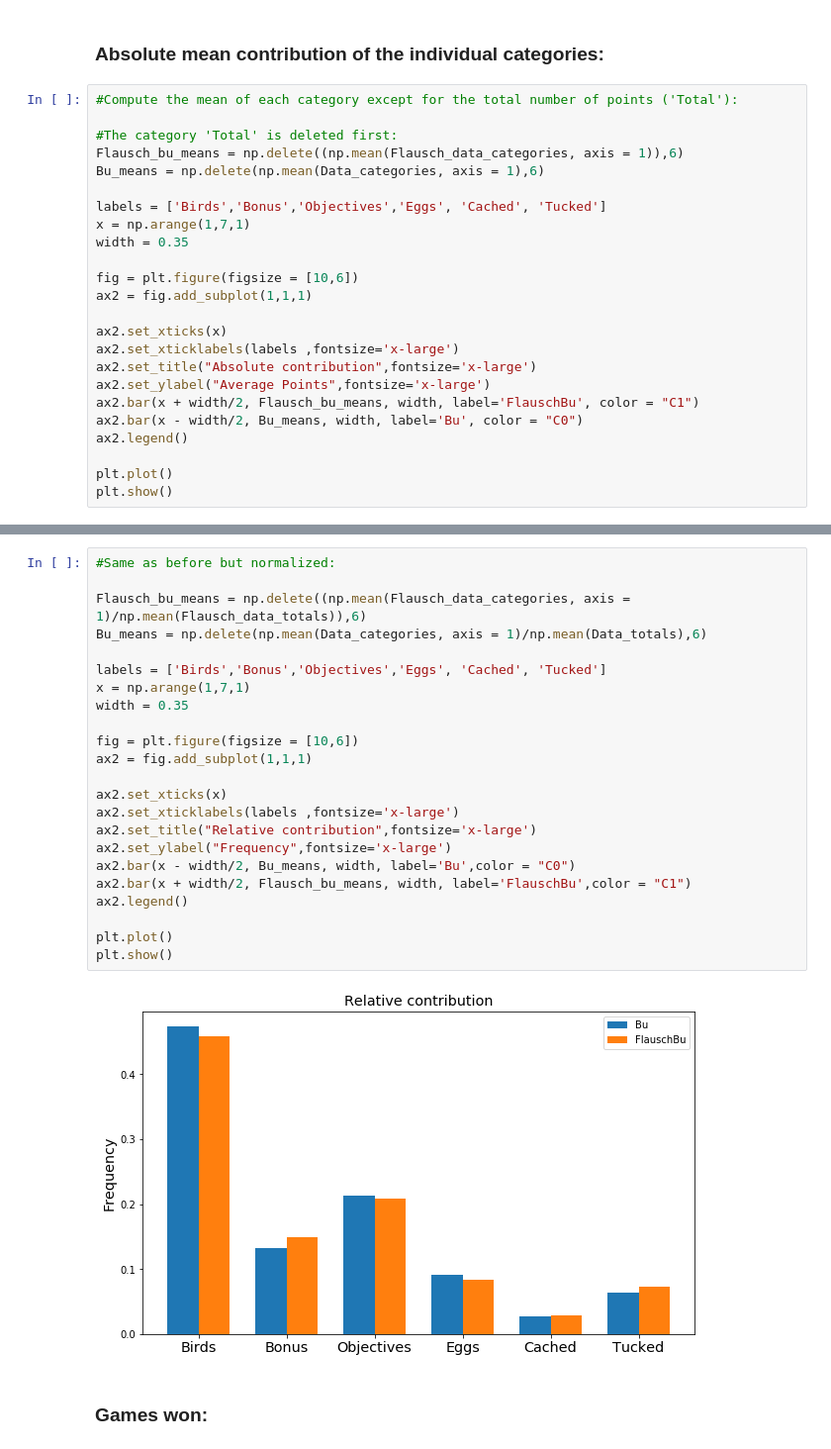
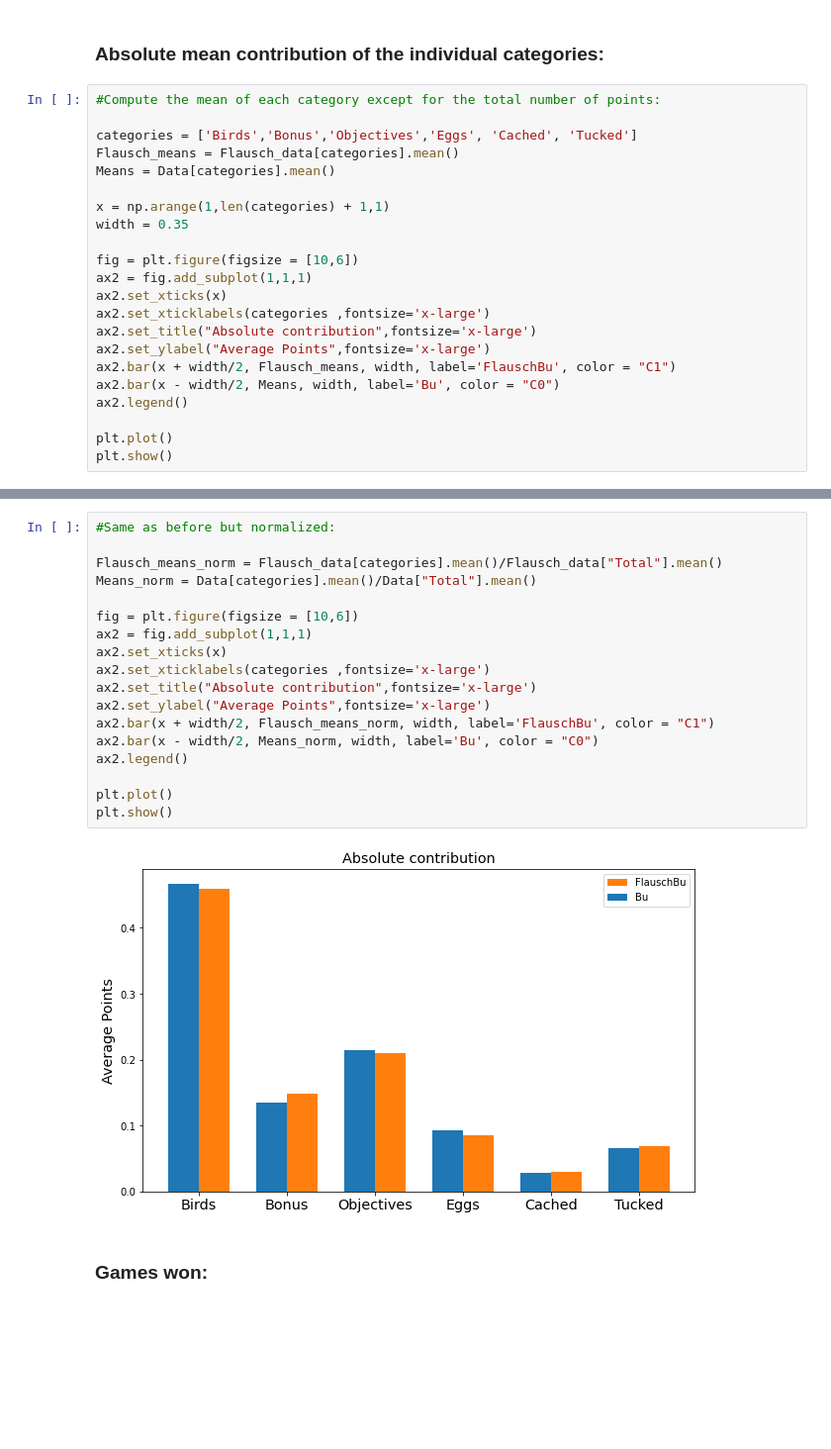
Before and after one commit to NadjaLessing/interactive-wingspan-analysis, a Jupyter notebook: BirdBuAnalysis.ipynb, the cells around one changed output, grey strips where cells are left out. Shown: that part at 99% size. Cells and saved outputs as stored; diff of their text form; blank space fills up the shorter version.

```diff
--- a/BirdBuAnalysis.ipynb
+++ b/BirdBuAnalysis.ipynb
@@ -189,25 +179,23 @@ Mean for Bu: 78.5068493150685 +/- 10.259807586744504
 # %% [markdown]
 ### Absolute mean contribution of the individual categories:
 # %%
-#Compute the mean of each category except for the total number of points ('Total'):
+#Compute the mean of each category except for the total number of points:
 
-#The category 'Total' is deleted first:
-Flausch_bu_means = np.delete((np.mean(Flausch_data_categories, axis = 1)),6)
-Bu_means = np.delete(np.mean(Data_categories, axis = 1),6)
+categories = ['Birds','Bonus','Objectives','Eggs', 'Cached', 'Tucked']
+Flausch_means = Flausch_data[categories].mean()
+Means = Data[categories].mean()
 
-labels = ['Birds','Bonus','Objectives','Eggs', 'Cached', 'Tucked']
-x = np.arange(1,7,1)
+x = np.arange(1,len(categories) + 1,1)
 width = 0.35
 
 fig = plt.figure(figsize = [10,6])
 ax2 = fig.add_subplot(1,1,1)
-
 ax2.set_xticks(x)
-ax2.set_xticklabels(labels ,fontsize='x-large')
+ax2.set_xticklabels(categories ,fontsize='x-large')
 ax2.set_title("Absolute contribution",fontsize='x-large')
 ax2.set_ylabel("Average Points",fontsize='x-large')
-ax2.bar(x + width/2, Flausch_bu_means, width, label='FlauschBu', color = "C1")
-ax2.bar(x - width/2, Bu_means, width, label='Bu', color = "C0")
+ax2.bar(x + width/2, Flausch_means, width, label='FlauschBu', color = "C1")
+ax2.bar(x - width/2, Means, width, label='Bu', color = "C0")
 ax2.legend()
 
 plt.plot()
@@ -220,28 +208,23 @@ plt.show()
 # %%
 #Same as before but normalized:
 
-Flausch_bu_means = np.delete((np.mean(Flausch_data_categories, axis = 1)/np.mean(Flausch_data_totals)),6)
-Bu_means = np.delete(np.mean(Data_categories, axis = 1)/np.mean(Data_totals),6)
-
-labels = ['Birds','Bonus','Objectives','Eggs', 'Cached', 'Tucked']
-x = np.arange(1,7,1)
-width = 0.35
+Flausch_means_norm = Flausch_data[categories].mean()/Flausch_data["Total"].mean()
+Means_norm = Data[categories].mean()/Data["Total"].mean()
 
 fig = plt.figure(figsize = [10,6])
 ax2 = fig.add_subplot(1,1,1)
-
 ax2.set_xticks(x)
-ax2.set_xticklabels(labels ,fontsize='x-large')
-ax2.set_title("Relative contribution",fontsize='x-large')
-ax2.set_ylabel("Frequency",fontsize='x-large')
-ax2.bar(x - width/2, Bu_means, width, label='Bu',color = "C0")
-ax2.bar(x + width/2, Flausch_bu_means, width, label='FlauschBu',color = "C1")
+ax2.set_xticklabels(categories ,fontsize='x-large')
+ax2.set_title("Absolute contribution",fontsize='x-large')
+ax2.set_ylabel("Average Points",fontsize='x-large')
+ax2.bar(x + width/2, Flausch_means_norm, width, label='FlauschBu', color = "C1")
+ax2.bar(x - width/2, Means_norm, width, label='Bu', color = "C0")
 ax2.legend()
 
 plt.plot()
 plt.show()
 # %% [output]
-[figure, old version]
+[figure, new version]
 # %% [markdown]
 ### Games won:
 # %%
```
Also changed, not shown: parts of 10 cells of this notebook.
